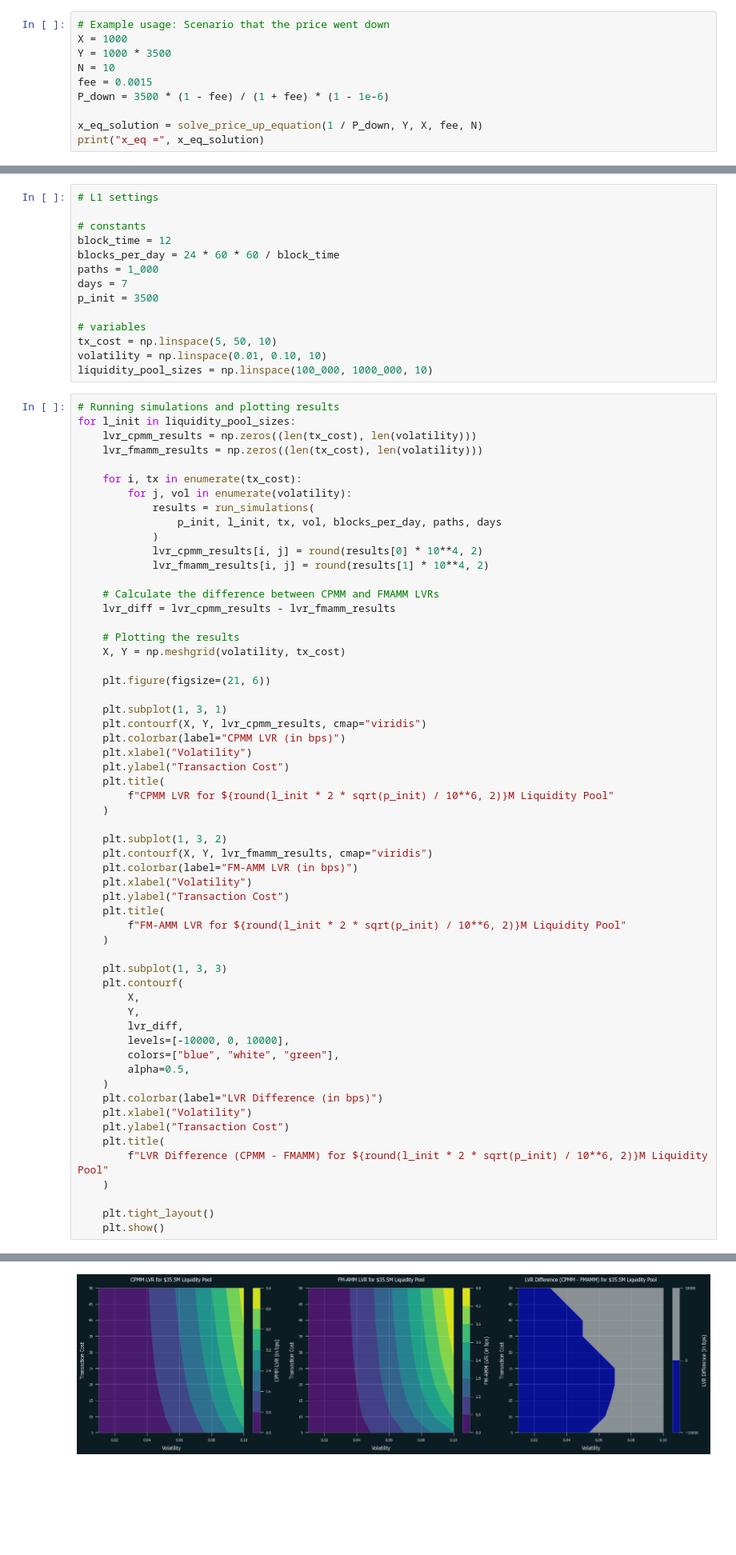
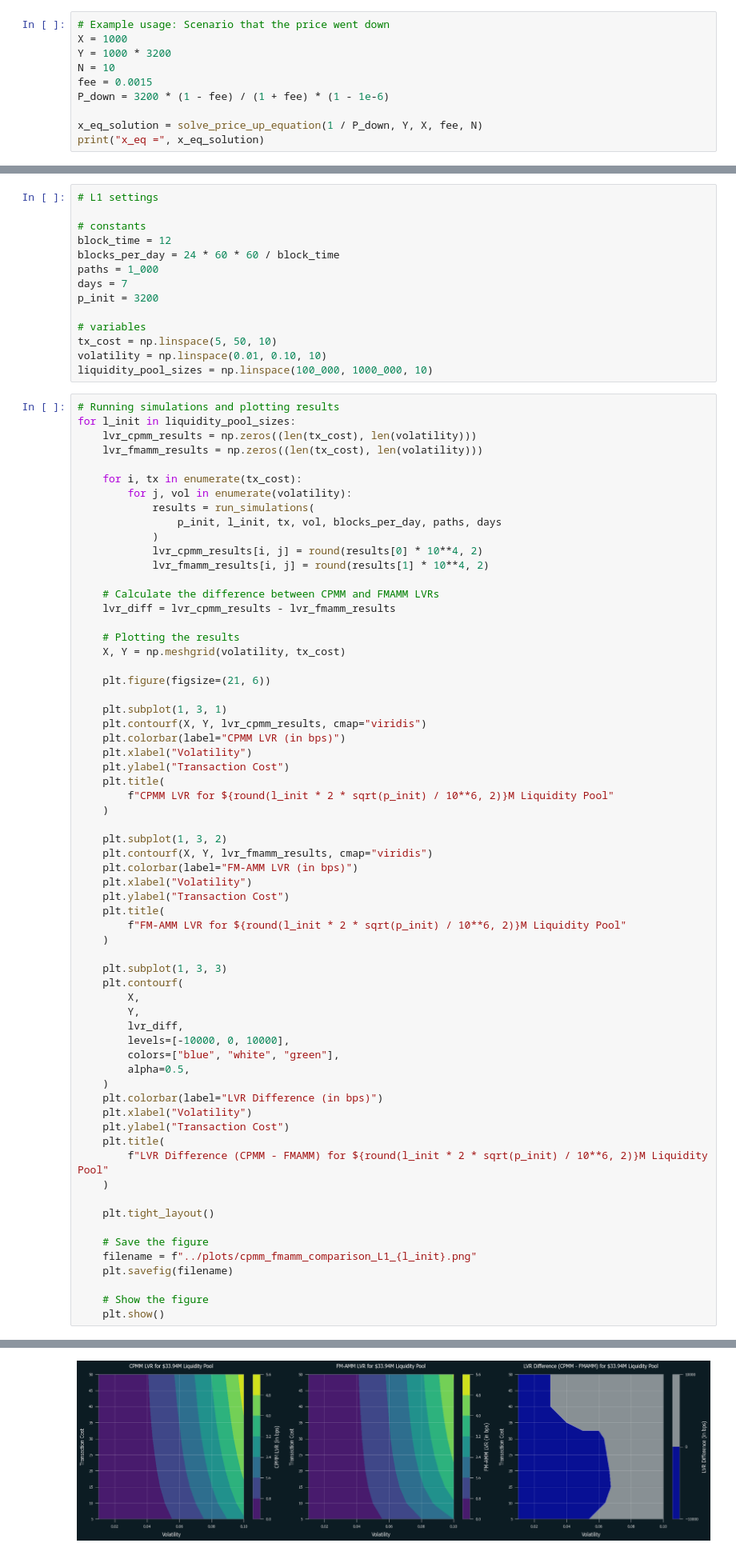
Before and after one commit to kosunghun317/FMAMM_LVR, a Jupyter notebook: notebooks/CPMM_FMAMM_LVR_comparison.ipynb, the cells around one changed output, grey strips where cells are left out. Shown: that part at 80% size. Cells and saved outputs as stored; diff of their text form; blank space fills up the shorter version.

Commit message:
added figures

```diff
--- a/notebooks/CPMM_FMAMM_LVR_comparison.ipynb
+++ b/notebooks/CPMM_FMAMM_LVR_comparison.ipynb
@@ -60,10 +58,10 @@ y_eq = 0.15909093439489533
 # %%
 # Example usage: Scenario that the price went down
 X = 1000
-Y = 1000 * 3500
+Y = 1000 * 3200
 N = 10
 fee = 0.0015
-P_down = 3500 * (1 - fee) / (1 + fee) * (1 - 1e-6)
+P_down = 3200 * (1 - fee) / (1 + fee) * (1 - 1e-6)
 
 x_eq_solution = solve_price_up_equation(1 / P_down, Y, X, fee, N)
 print("x_eq =", x_eq_solution)
@@ -317,7 +315,7 @@ block_time = 12
 blocks_per_day = 24 * 60 * 60 / block_time
 paths = 1_000
 days = 7
-p_init = 3500
+p_init = 3200
 
 # variables
 tx_cost = np.linspace(5, 50, 10)
@@ -380,5 +378,11 @@ for l_init in liquidity_pool_sizes:
     )
 
     plt.tight_layout()
+
+    # Save the figure
+    filename = f"../plots/cpmm_fmamm_comparison_L1_{l_init}.png"
+    plt.savefig(filename)
+
+    # Show the figure
     plt.show()
 # %% [output]
@@ -387 +391 @@ for l_init in liquidity_pool_sizes:
-[figure, old version]
+[figure, new version]
```
Also changed, not shown: parts of 8 cells of this notebook, 14 other files.
